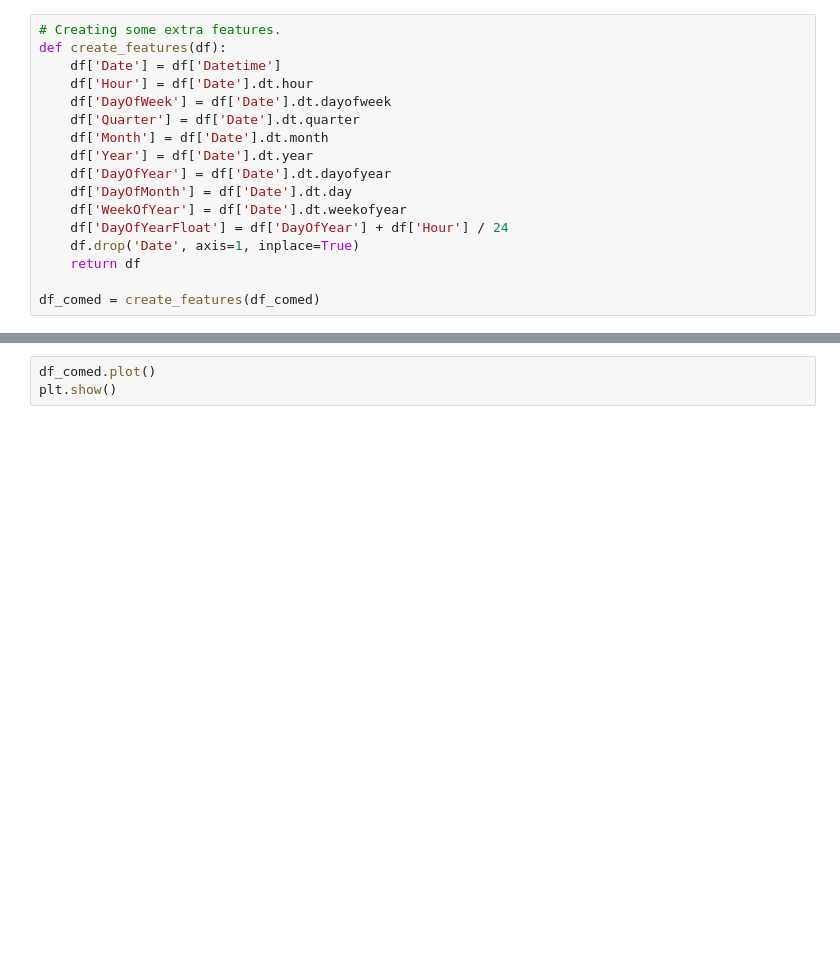
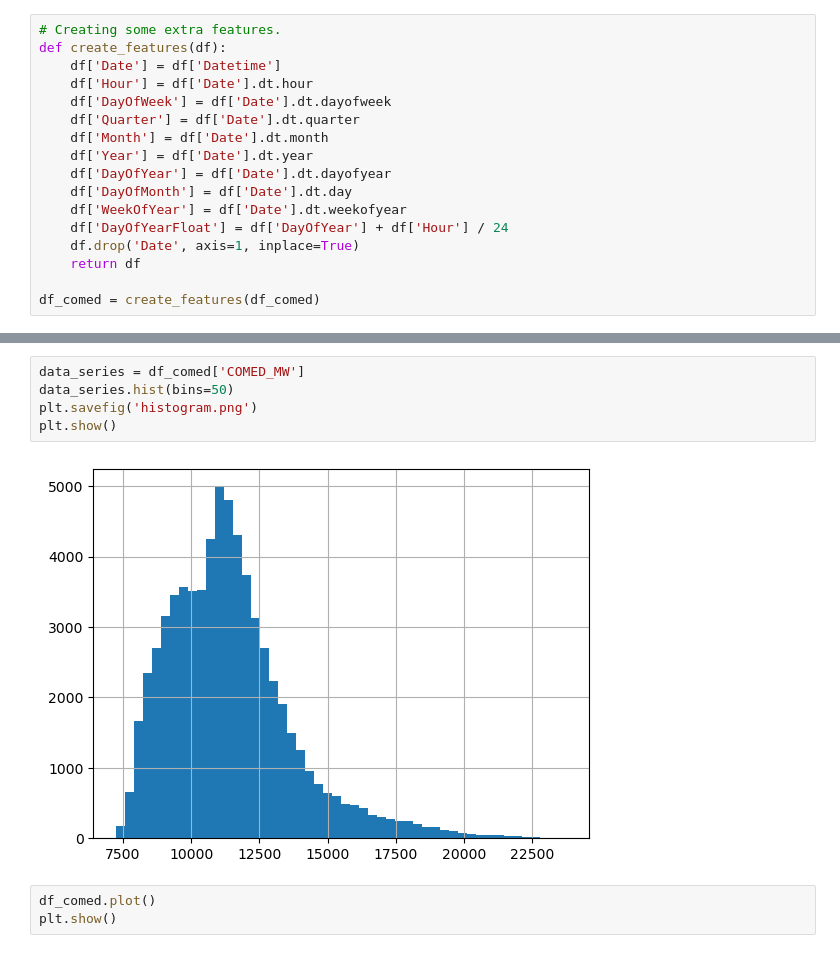
Before and after one commit to mariabaladuggimpudi/ml-practice, a Jupyter notebook: time_series/time_series_exploration_1.ipynb, the cells around one changed output, grey strips where cells are left out. Cells and saved outputs as stored; diff of their text form; blank space fills up the shorter version.

```diff
--- a/time_series/time_series_exploration_1.ipynb
+++ b/time_series/time_series_exploration_1.ipynb
@@ -99,3 +119,10 @@ df_comed.head(10)
+# %%
+data_series = df_comed['COMED_MW']
+data_series.hist(bins=50)
+plt.savefig('histogram.png')
+plt.show()
+# %% [output]
+[figure, added]
 # %%
 df_comed.plot()
 plt.show()
```
Also changed, not shown: parts of 3 cells of this notebook, 2 other files.
